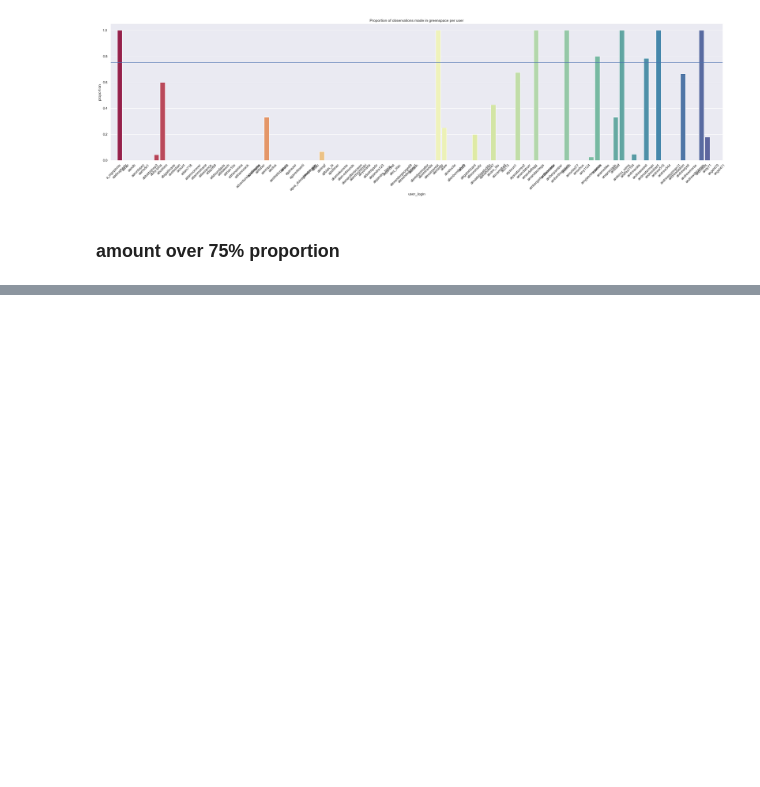
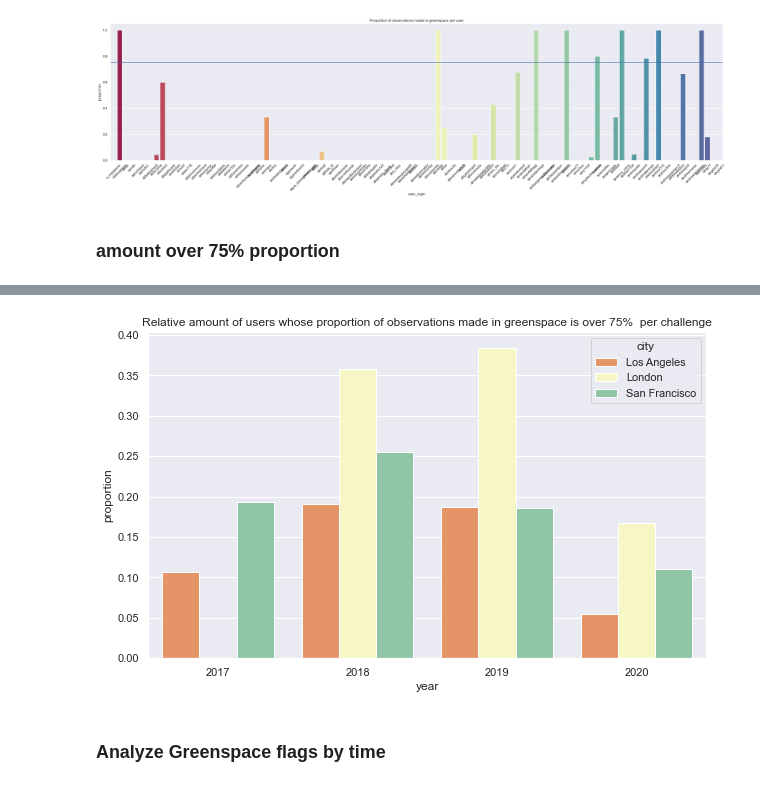
Before and after one commit to correlaid-paris/citizen_science_inaturalist, a Jupyter notebook: notebooks/spatial_group/greenspace_flag_analysis_la.ipynb, the cells around one changed output, grey strips where cells are left out. Drawn from its saved outputs; the diff is of its cells as text; code cells hidden in the pictures; blank space fills up the shorter version.

```diff
--- a/notebooks/spatial_group/greenspace_flag_analysis_la.ipynb
+++ b/notebooks/spatial_group/greenspace_flag_analysis_la.ipynb
@@ -272,0 +370,4 @@ ax = sns.barplot(x=years, y=proportions, palette='Spectral')
+# %%
+prop = pd.DataFrame(list(zip(years, proportions)), columns=['year', 'proportion'])
+prop['city'] = 'Los Angeles'
+prop
@@ -272,0 +382,3 @@ ax = sns.barplot(x=years, y=proportions, palette='Spectral')
+# %%
+ldn_prop = pd.read_csv('london_proportions.csv', index_col=0)
+sf_prop = pd.read_csv('sf_proportions.csv', index_col=0)
@@ -272,0 +392,3 @@ ax = sns.barplot(x=years, y=proportions, palette='Spectral')
+# %%
+bigdata = pd.concat([prop, ldn_prop, sf_prop], ignore_index=True, sort=False)
+bigdata
@@ -272,0 +408,6 @@ ax = sns.barplot(x=years, y=proportions, palette='Spectral')
+# %%
+plt.figure(figsize=(10, 6))
+plt.title('Relative amount of users whose proportion of observations made in greenspace is over 75%  per challenge')
+ax = sns.barplot(x='year', y='proportion', data=bigdata, hue='city', palette='Spectral')
+# %% [output]
+[figure, added]
@@ -272,0 +417,2 @@ ax = sns.barplot(x=years, y=proportions, palette='Spectral')
+# %% [markdown]
+### Analyze Greenspace flags by time
```
Also changed, not shown: parts of 27 cells of this notebook, 2 other files.
